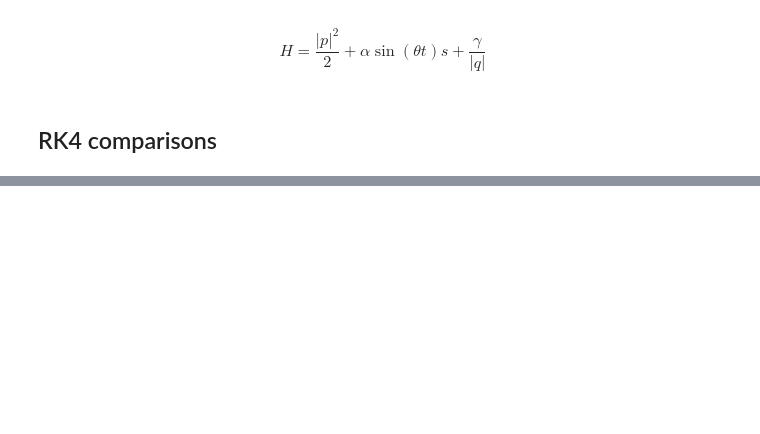
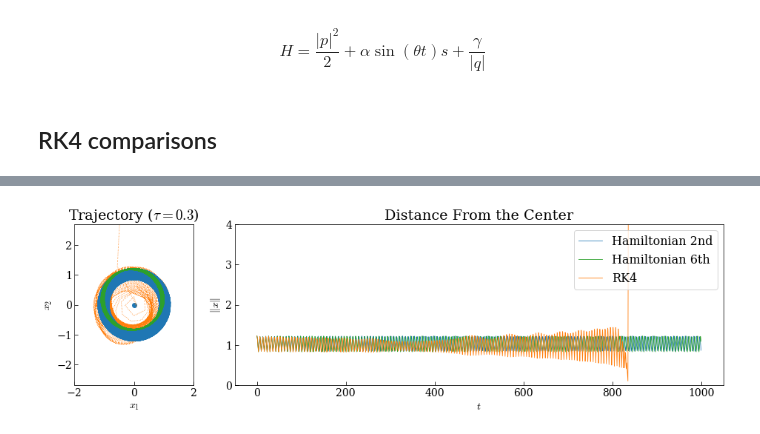
Before and after one commit to mseri/gsi2021, a Jupyter notebook: The Time-Perturbed Kepler model.ipynb, the cells around one changed output, grey strips where cells are left out. Cells and saved outputs as stored; diff of their text form; code cells hidden in the pictures; blank space fills up the shorter version.

```diff
--- a/The Time-Perturbed Kepler model.ipynb
+++ b/The Time-Perturbed Kepler model.ipynb
@@ -337,31 +343,33 @@ for (p0, q0) in [init_ecc(0.2)]:
     axo.set_ylabel("$x_2$")
 
     #axo.legend(loc='lower left')
 
     axe = fig.add_subplot(gs[0,1:])
     axe.set_title("Distance From the Center")
 
     axe.plot(tspan,
              dc,
              c='C0',
              linewidth=0.8, label="Hamiltonian 2nd")
 
     axe.plot(tspan,
              dc6,
              c='C2',
              linewidth=0.8, label="Hamiltonian 6th")
 
     axe.plot(tspan,
              drk,
              c='C1',
              linewidth=0.8, label="RK4")
 
     axe.set_ylim(0, 4)
     axe.legend(loc='upper right')
 
     axe.set_xlabel("$t$")
-    axe.set_xlabel("$\|x\|$")
+    axe.set_ylabel("$\|x\|$")
 
     fig.savefig(f"TPK03prec.pdf", bbox_inches='tight')
 
     fig.show()
+# %% [output]
+[figure, added]
```
Also changed, not shown: parts of 4 cells of this notebook, 7 other files.
